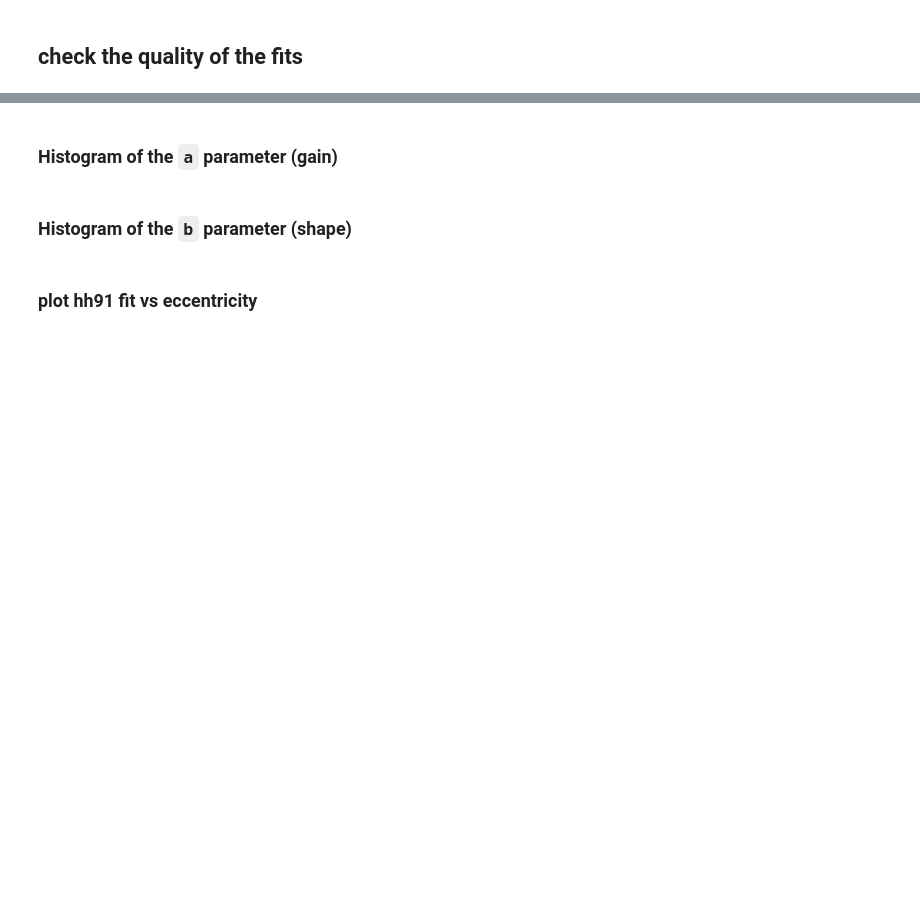
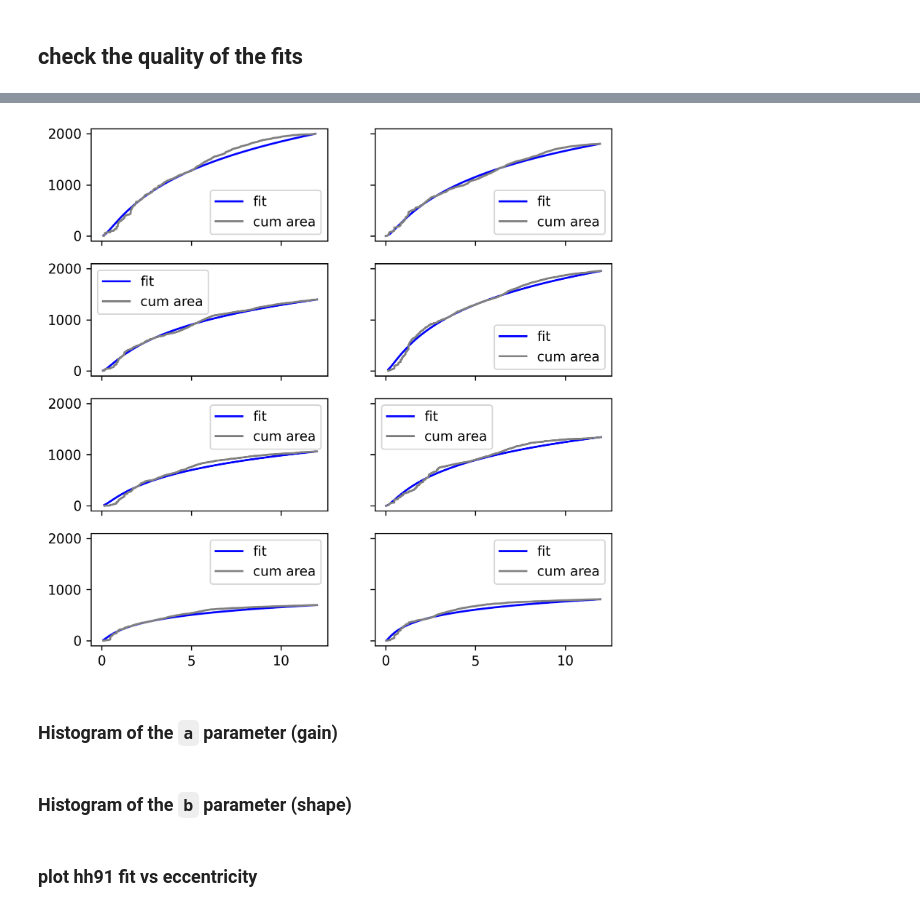
Before and after one commit to noahbenson/cortical-crowding, a Jupyter notebook: notebooks/dev.ipynb, the cells around one changed output, grey strips where cells are left out. Drawn from its saved outputs; the diff is of its cells as text; code cells hidden in the pictures; blank space fills up the shorter version.

```diff
--- a/notebooks/dev.ipynb
+++ b/notebooks/dev.ipynb
@@ -286,27 +397,34 @@ HH91_params[HH91_params['sid']=='sub-wlsubj070']
 # %%
-sid = 'sub-wlsubj176'
+# This cell: make ready for paper and make a figure for each subject
+# (can save in the figures directory: /data/crowding/figures)
+
+#sid = 'sub-wlsubj176'
+sid = sids_orig[1]
 
 hh91_fits = HH91_params[HH91_params['sid'] == sid]
 
 (fig, axs) = plt.subplots(4, 2, figsize=(7, 7), dpi=288, sharex=True, sharey=True)
 
 for i, lbl in enumerate([1, 2, 3, 4]):
     for j, hemi in enumerate(['lh','rh']):
         ax = axs[i, j]
         hfit_row = hh91_fits[(hh91_fits['label'] == lbl) & (hh91_fits['h'] == hemi)]
 
         a = hfit_row['a'].values[0]
         b = hfit_row['b'].values[0]
 
         (ecc,srf) = cmag_basics(sid, hemi, lbl)
         ii = np.argsort(ecc)
         ecc = ecc[ii]
         cum_area = np.cumsum(srf[ii])
 
         cumarea_fit = cc.cmag.HH91_integral(ecc, a, b)
+
         ax.plot(ecc, cumarea_fit, label="fit", color='blue')
         ax.plot(ecc, cum_area, label="cum area" , color='gray')
         ax.legend()
+# %% [output]
+[figure, added]
 # %% [markdown]
 ### Histogram of the `a` parameter (gain)
 # %%
```
Also changed, not shown: parts of 7 cells of this notebook.
